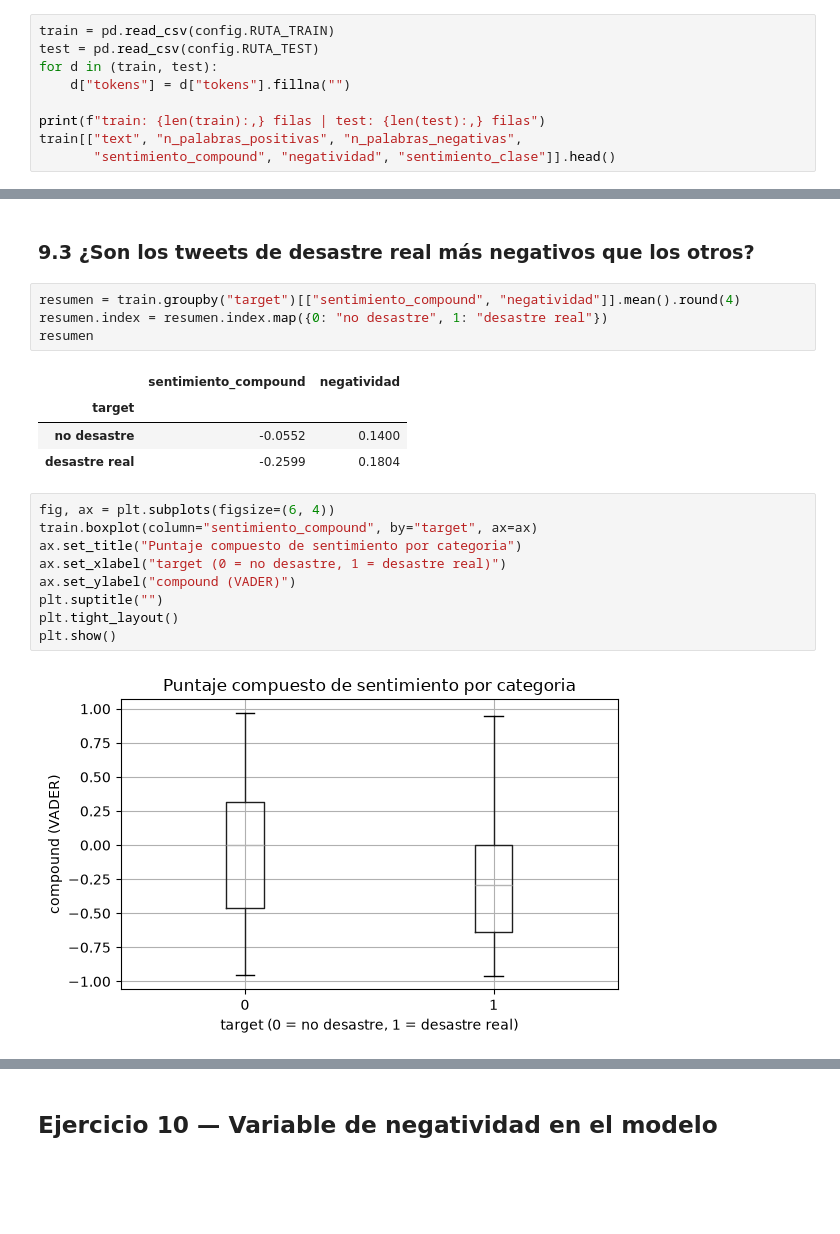
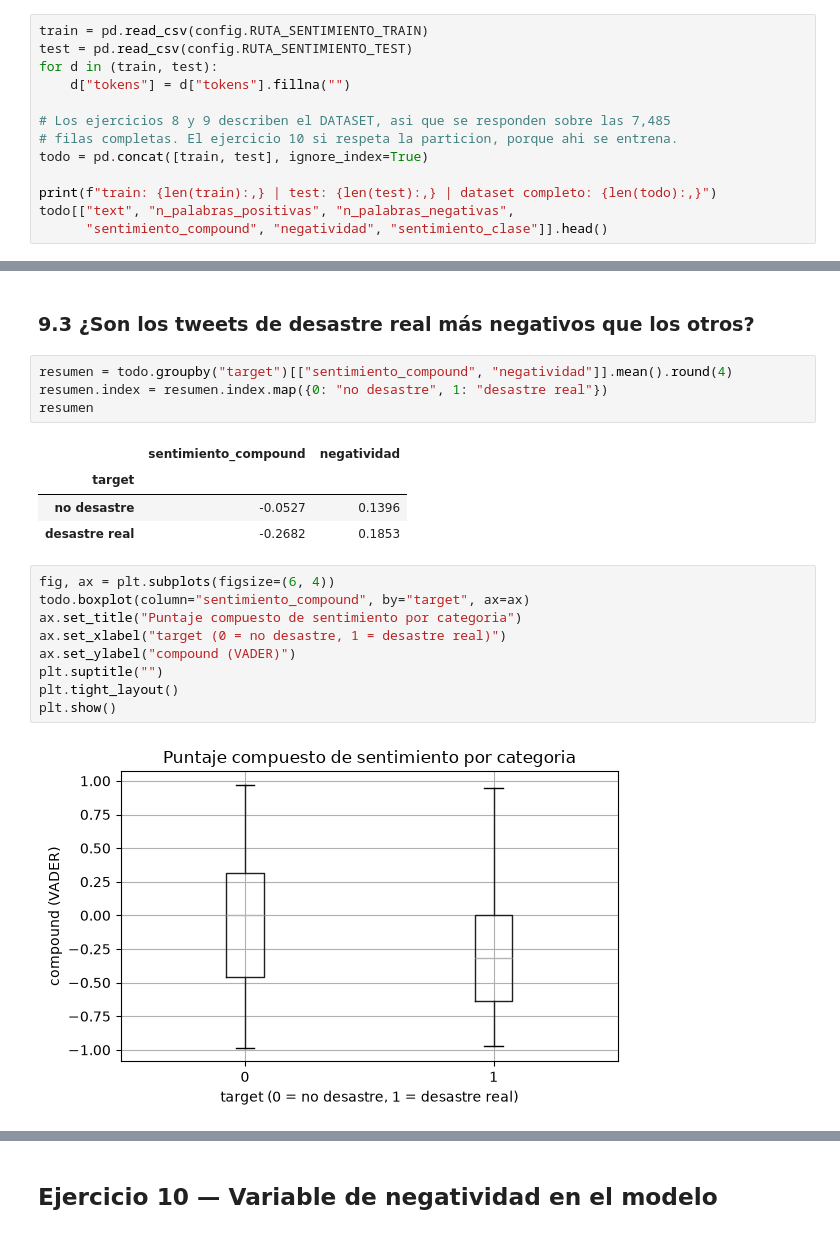
Before and after one commit to Bamo0507/Laboratorio_5_Clasificacion_Tweets, a Jupyter notebook: notebooks/8_9_10_sentimiento.ipynb, the cells around one changed output, grey strips where cells are left out. Saved outputs shown, nothing was run; the diff lists cells and outputs as text; blank space fills up the shorter version.

```diff
--- a/notebooks/8_9_10_sentimiento.ipynb
+++ b/notebooks/8_9_10_sentimiento.ipynb
@@ -93,10 +91,14 @@ palabras positivas y cero negativas.
 # %%
-train = pd.read_csv(config.RUTA_TRAIN)
-test = pd.read_csv(config.RUTA_TEST)
+train = pd.read_csv(config.RUTA_SENTIMIENTO_TRAIN)
+test = pd.read_csv(config.RUTA_SENTIMIENTO_TEST)
 for d in (train, test):
     d["tokens"] = d["tokens"].fillna("")
 
-print(f"train: {len(train):,} filas | test: {len(test):,} filas")
-train[["text", "n_palabras_positivas", "n_palabras_negativas",
-       "sentimiento_compound", "negatividad", "sentimiento_clase"]].head()
+# Los ejercicios 8 y 9 describen el DATASET, asi que se responden sobre las 7,485
+# filas completas. El ejercicio 10 si respeta la particion, porque ahi se entrena.
+todo = pd.concat([train, test], ignore_index=True)
+
+print(f"train: {len(train):,} | test: {len(test):,} | dataset completo: {len(todo):,}")
+todo[["text", "n_palabras_positivas", "n_palabras_negativas",
+      "sentimiento_compound", "negatividad", "sentimiento_clase"]].head()
 # %% [output]
@@ -196,17 +199,17 @@ target
 # %% [markdown]
 ### **9.3 ¿Son los tweets de desastre real más negativos que los otros?**
 # %%
-resumen = train.groupby("target")[["sentimiento_compound", "negatividad"]].mean().round(4)
+resumen = todo.groupby("target")[["sentimiento_compound", "negatividad"]].mean().round(4)
 resumen.index = resumen.index.map({0: "no desastre", 1: "desastre real"})
 resumen
 # %% [output]
 |  | sentimiento_compound | negatividad |
 | target |  |  |
-| no desastre | -0.0552 | 0.1400 |
-| desastre real | -0.2599 | 0.1804 |
+| no desastre | -0.0527 | 0.1396 |
+| desastre real | -0.2682 | 0.1853 |
 # %%
 fig, ax = plt.subplots(figsize=(6, 4))
-train.boxplot(column="sentimiento_compound", by="target", ax=ax)
+todo.boxplot(column="sentimiento_compound", by="target", ax=ax)
 ax.set_title("Puntaje compuesto de sentimiento por categoria")
 ax.set_xlabel("target (0 = no desastre, 1 = desastre real)")
 ax.set_ylabel("compound (VADER)")
@@ -214,5 +217,5 @@ plt.suptitle("")
 plt.tight_layout()
 plt.show()
 # %% [output]
-[figure, old version]
+[figure, new version]
 # %% [markdown]
```
Also changed, not shown: parts of 15 cells of this notebook, 12 other files.
